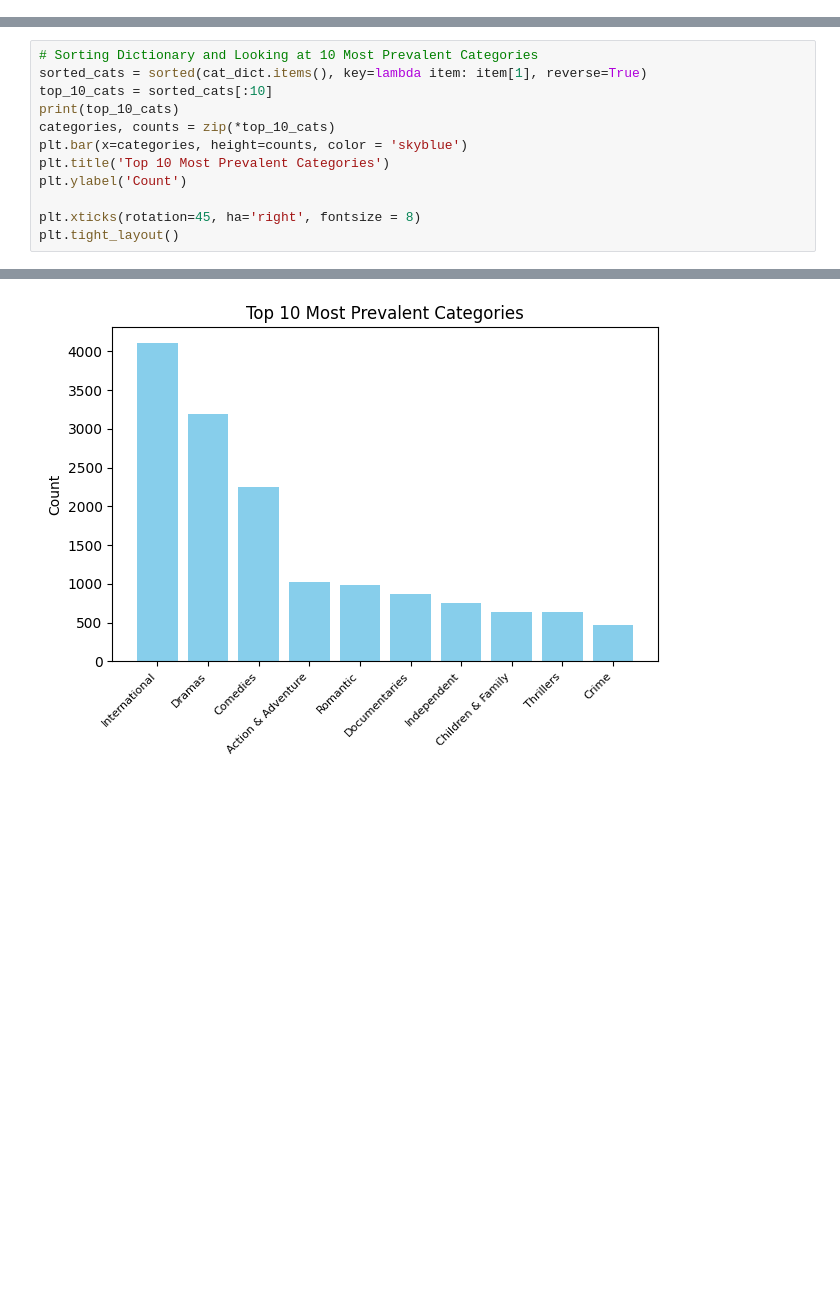
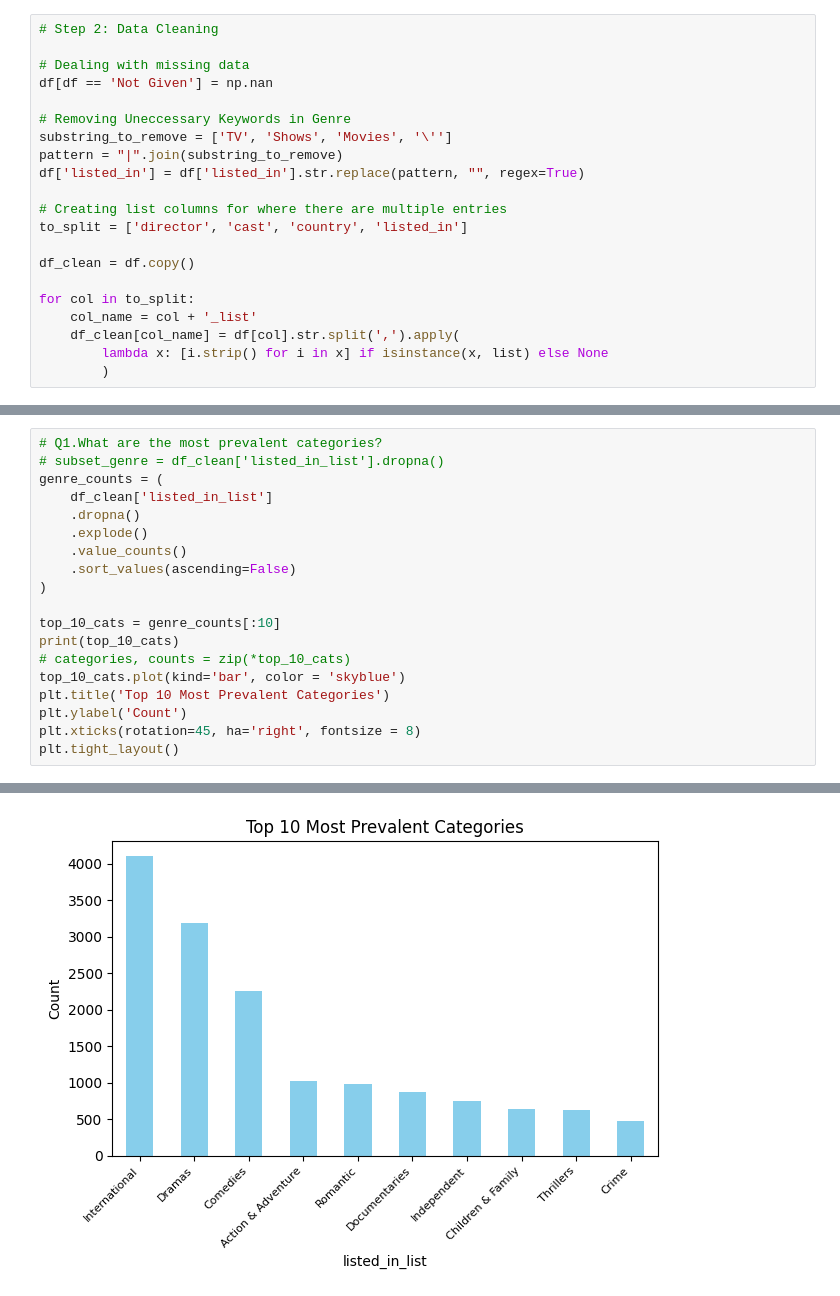
Before and after one commit to zdelk/netflix_eda, a Jupyter notebook: netflix_eda.ipynb, the cells around one changed output, grey strips where cells are left out. Cells and saved outputs as stored; diff of their text form; blank space fills up the shorter version.

```diff
--- a/netflix_eda.ipynb
+++ b/netflix_eda.ipynb
@@ -78,0 +42,21 @@ for show in df['listed_in_list']:
+# %%
+# Step 2: Data Cleaning
+
+# Dealing with missing data
+df[df == 'Not Given'] = np.nan
+
+# Removing Uneccessary Keywords in Genre
+substring_to_remove = ['TV', 'Shows', 'Movies', '\'']
+pattern = "|".join(substring_to_remove)
+df['listed_in'] = df['listed_in'].str.replace(pattern, "", regex=True)
+
+# Creating list columns for where there are multiple entries
+to_split = ['director', 'cast', 'country', 'listed_in']
+
+df_clean = df.copy()
+
+for col in to_split:
+    col_name = col + '_list'
+    df_clean[col_name] = df[col].str.split(',').apply(
+        lambda x: [i.strip() for i in x] if isinstance(x, list) else None
+        )
@@ -79,13 +66,20 @@ for show in df['listed_in_list']:
 # %%
-# Sorting Dictionary and Looking at 10 Most Prevalent Categories
-sorted_cats = sorted(cat_dict.items(), key=lambda item: item[1], reverse=True)
-top_10_cats = sorted_cats[:10]
+# Q1.What are the most prevalent categories?
+# subset_genre = df_clean['listed_in_list'].dropna()
+genre_counts = (
+    df_clean['listed_in_list']
+    .dropna()
+    .explode()
+    .value_counts()
+    .sort_values(ascending=False)
+)
+
+top_10_cats = genre_counts[:10]
 print(top_10_cats)
-categories, counts = zip(*top_10_cats)
-plt.bar(x=categories, height=counts, color = 'skyblue')
+# categories, counts = zip(*top_10_cats)
+top_10_cats.plot(kind='bar', color = 'skyblue')
 plt.title('Top 10 Most Prevalent Categories')
 plt.ylabel('Count')
-
 plt.xticks(rotation=45, ha='right', fontsize = 8)
 plt.tight_layout()
 # %% [output]
@@ -93 +98 @@ plt.tight_layout()
-[figure, old version]
+[figure, new version]
```
Also changed, not shown: parts of 26 cells of this notebook, 3 other files.
